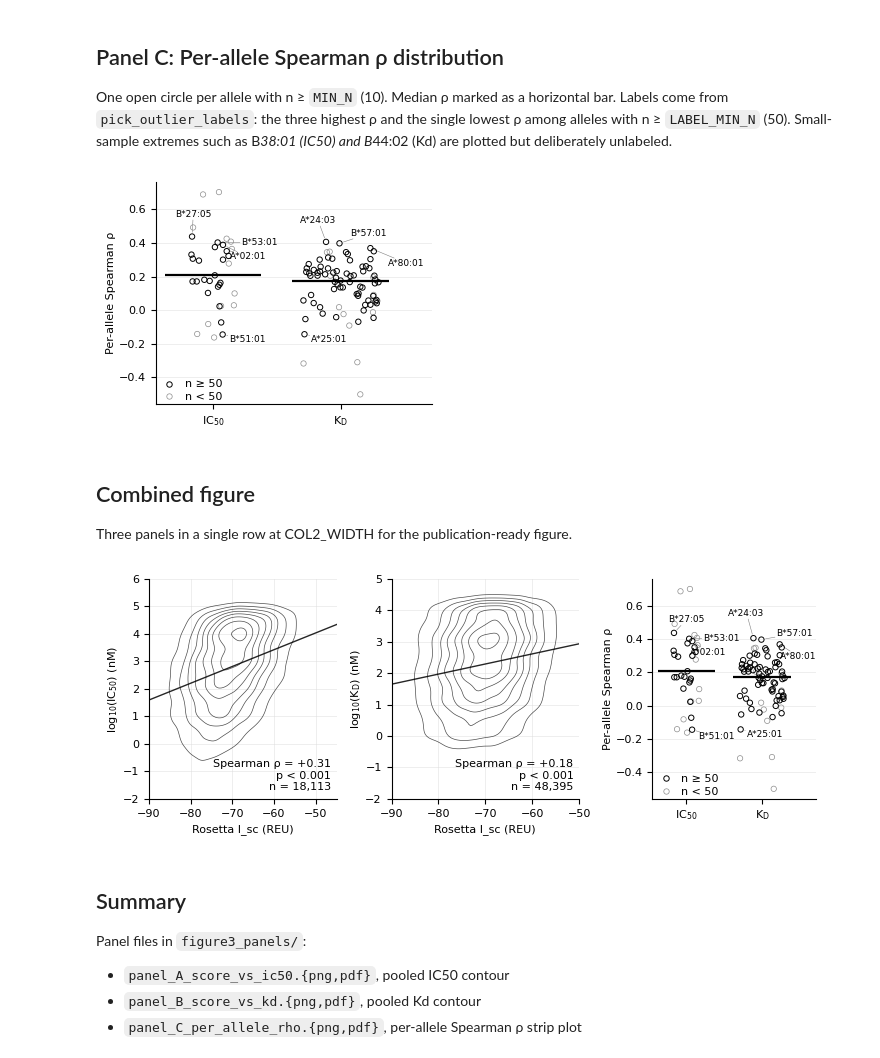
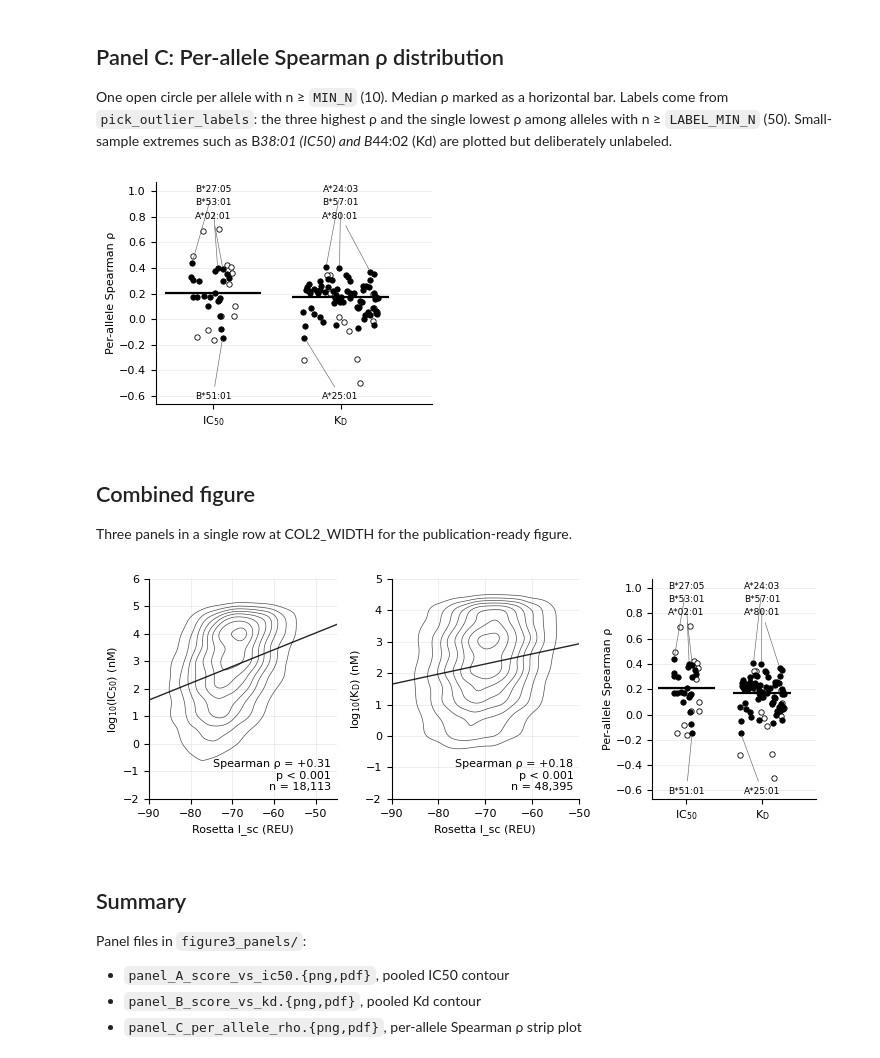
Before and after one commit to kunikohunter/PepBind3D, a Jupyter notebook: 06_figure3_panels.ipynb, the cells around one changed output. Cells and saved outputs as stored; diff of their text form; code cells hidden in the pictures.

Commit message:
Place the per-allele labels deterministically

```diff
--- a/06_figure3_panels.ipynb
+++ b/06_figure3_panels.ipynb
@@ -392,8 +392,9 @@ def draw_per_allele(ax, ic50_a, kd_a, labels_by_metric=None, jitter_seed=0):
 
     LABEL_MIN_N = 50          # same threshold pick_outlier_labels uses
     MARKER_SIZE = 15
+    MARKER_LW = 0.6
 
-    all_texts = []
+    label_pts = {}
     for metric, frame in (('IC50', ic50_a), ('Kd', kd_a)):
         x_pos = positions[metric]
         w = jitter_w[metric]
@@ -401,66 +402,78 @@ def draw_per_allele(ax, ic50_a, kd_a, labels_by_metric=None, jitter_seed=0):
         rho_vals = frame['rho'].values
         x_vals = x_pos + jitter
 
+        # Fill, not tone: a grey outline is hard to see at print size, and the
+        # two weights made the markers look inconsistent. Solid vs hollow is
+        # the same ink and the same stroke for both.
         well = frame['n'].values >= LABEL_MIN_N
         ax.scatter(x_vals[~well], rho_vals[~well], s=MARKER_SIZE,
-                   facecolor='none', edgecolor='#8c8c8c',
-                   linewidth=0.5, zorder=2)
+                   facecolor='white', edgecolor='black',
+                   linewidth=MARKER_LW, zorder=2)
         ax.scatter(x_vals[well], rho_vals[well], s=MARKER_SIZE,
-                   facecolor='none', edgecolor='black',
-                   linewidth=0.7, zorder=3)
+                   facecolor='black', edgecolor='black',
+                   linewidth=MARKER_LW, zorder=3)
 
         med = frame['rho'].median()
         ax.hlines(med, x_pos - 0.38, x_pos + 0.38,
                   color='black', linewidth=1.6, zorder=5)
 
         targets = labels_by_metric[metric]
         for pos, (_, row) in enumerate(frame.iterrows()):
             if row['allele'] in targets:
-                t = ax.text(x_vals[pos], row['rho'], row['allele'],
-                            fontsize=FONT_SIZE - 1.5, va='center', ha='left',
-                            zorder=6)
-                all_texts.append(t)
+                label_pts.setdefault(metric, []).append(
+                    {'allele': row['allele'], 'x': x_vals[pos], 'rho': row['rho']})
 
     ax.set_xticks([0, 1])
     ax.set_xticklabels(['IC$_\\mathrm{50}$', 'K$_\\mathrm{D}$'])
     ax.set_xlim(-0.45, 1.72)   # room on the right for the labels
     ax.set_ylabel('Per-allele Spearman \u03c1', labelpad=2)
     ax.spines['top'].set_visible(False)
     ax.spines['right'].set_visible(False)
     ax.minorticks_off()
     ax.yaxis.grid(True, color=GRID_GREY, linewidth=0.5, alpha=0.7)
     ax.set_axisbelow(True)
 
-    # Two entries in place of the three-circle size key: the reader only needs
-    # the threshold, not a reading of n off every marker.
-    key = [Line2D([], [], marker='o', linestyle='none', markerfacecolor='none',
-                  markeredgecolor='black', markeredgewidth=0.7, markersize=3.9,
-                  label=f'n \u2265 {LABEL_MIN_N}'),
-           Line2D([], [], marker='o', linestyle='none', markerfacecolor='none',
-                  markeredgecolor='#8c8c8c', markeredgewidth=0.5, markersize=3.9,
-                  label=f'n < {LABEL_MIN_N}')]
-    ax.legend(handles=key, loc='lower left', frameon=False,
-              fontsize=FONT_SIZE, handletextpad=0.4, labelspacing=0.25,
-              borderpad=0.1, borderaxespad=0.1)
-
-    if all_texts:
-        adjust_text(all_texts, ax=ax,
-                    arrowprops=dict(arrowstyle='-', color='grey',
-                                    lw=0.4, shrinkA=1, shrinkB=3),
-                    expand=(1.3, 1.6),
-                    force_text=(0.4, 0.6), force_static=(0.3, 0.4),
-                    only_move={'text': 'xy', 'static': 'xy',
-                               'explode': 'xy', 'pull': 'xy'})
+    # Deterministic placement, not adjust_text. The solver put each label
+    # wherever it fit, which left some sitting against a marker that was not
+    # theirs and drew no leader line when it had not moved the text far. Here
+    # the positive labels stack in a band above their own column and the
+    # negative ones below it, and every label gets a line to its own marker.
+    all_rho = np.concatenate([ic50_a['rho'].values, kd_a['rho'].values])
+    lo_r, hi_r = all_rho.min(), all_rho.max()
+    step = 0.085 * (hi_r - lo_r)
+    head = hi_r + 1.0 * step
+    foot = lo_r - 1.0 * step
+    arrow = dict(arrowstyle='-', color='#666666', lw=0.45, shrinkA=2, shrinkB=2)
+    for metric, pts in label_pts.items():
+        x_anchor = positions[metric]
+        pos_pts = sorted((p for p in pts if p['rho'] > 0), key=lambda d: -d['rho'])
+        neg_pts = sorted((p for p in pts if p['rho'] <= 0), key=lambda d: d['rho'])
+        for i, p in enumerate(pos_pts):
+            ax.annotate(p['allele'], xy=(p['x'], p['rho']),
+                        xytext=(x_anchor, head + (len(pos_pts) - 1 - i) * step),
+                        ha='center', va='center', fontsize=FONT_SIZE - 1.5,
+                        arrowprops=arrow, annotation_clip=False, zorder=6)
+        for i, p in enumerate(neg_pts):
+            ax.annotate(p['allele'], xy=(p['x'], p['rho']),
+                        xytext=(x_anchor, foot - i * step),
+                        ha='center', va='center', fontsize=FONT_SIZE - 1.5,
+                        arrowprops=arrow, annotation_clip=False, zorder=6)
+    n_up = max((len([p for p in v if p['rho'] > 0]) for v in label_pts.values()),
+               default=1)
+    n_dn = max((len([p for p in v if p['rho'] <= 0]) for v in label_pts.values()),
+               default=1)
+    ax.set_ylim(foot - (n_dn - 1) * step - 0.6 * step,
+                head + (n_up - 1) * step + 0.6 * step)
 
 
 fig, ax = plt.subplots(figsize=(COL1_WIDTH, 2.7))
 draw_per_allele(ax, ic50_alleles, kd_alleles)
 fig.tight_layout()
 fig.savefig(FIG_DIR / 'panel_C_per_allele_rho.png')
 fig.savefig(FIG_DIR / 'panel_C_per_allele_rho.pdf')
 plt.show()
 # %% [output]
-[figure, old version]
+[figure, new version]
 # %% [markdown]
 ## Combined figure
 
@@ -485,7 +498,7 @@ fig.savefig(FIG_DIR / 'figure3_combined.png', dpi=1200)  # 1200 dpi is far above
 fig.savefig(FIG_DIR / 'figure3_combined.pdf')
 plt.show()
 # %% [output]
-[figure, old version]
+[figure, new version]
 # %% [markdown]
 ## Summary
 
```
